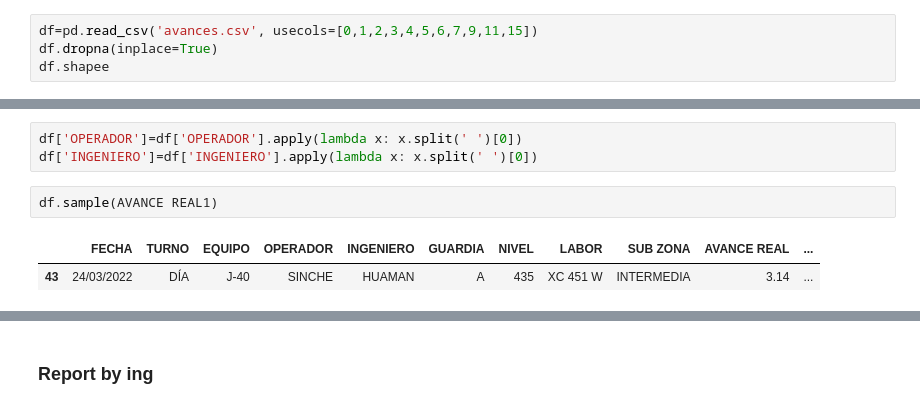
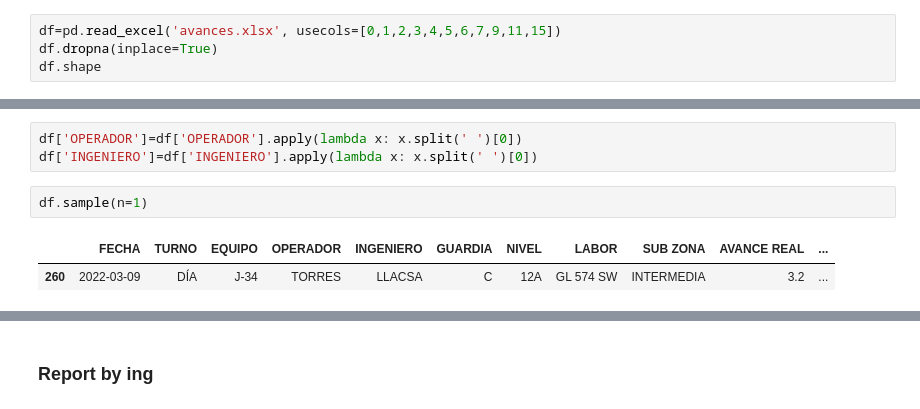
Before and after one commit to ivansaul/gmi, a Jupyter notebook: pervol/report.ipynb, the cells around one changed output, grey strips where cells are left out. Drawn from its saved outputs; the diff is of its cells as text.

```diff
--- a/pervol/report.ipynb
+++ b/pervol/report.ipynb
@@ -237,5 +17,5 @@ df.shape
 # %%
-df=pd.read_csv('avances.csv', usecols=[0,1,2,3,4,5,6,7,9,11,15])
+df=pd.read_excel('avances.xlsx', usecols=[0,1,2,3,4,5,6,7,9,11,15])
 df.dropna(inplace=True)
-df.shapee
+df.shape
 # %% [output]
@@ -249,10 +29,10 @@ df.sample(n=1)
 df['OPERADOR']=df['OPERADOR'].apply(lambda x: x.split(' ')[0])
 df['INGENIERO']=df['INGENIERO'].apply(lambda x: x.split(' ')[0])
 # %%
-df.sample(AVANCE REAL1)
+df.sample(n=1)
 # %% [output]
 |  | FECHA | TURNO | EQUIPO | OPERADOR | INGENIERO | GUARDIA | NIVEL | LABOR | SUB ZONA | AVANCE REAL | ... |
-| 43 | 24/03/2022 | DÍA | J-40 | SINCHE | HUAMAN | A | 435 | XC 451 W | INTERMEDIA | 3.14 | ... |
+| 260 | 2022-03-09 | DÍA | J-34 | TORRES | LLACSA | C | 12A | GL 574 SW | INTERMEDIA | 3.2 | ... |
 # %%
 filt=(df['AVANCE REAL']>=3.1)
 df[filt]
```
Also changed, not shown: parts of 32 cells of this notebook, 2 other files.
